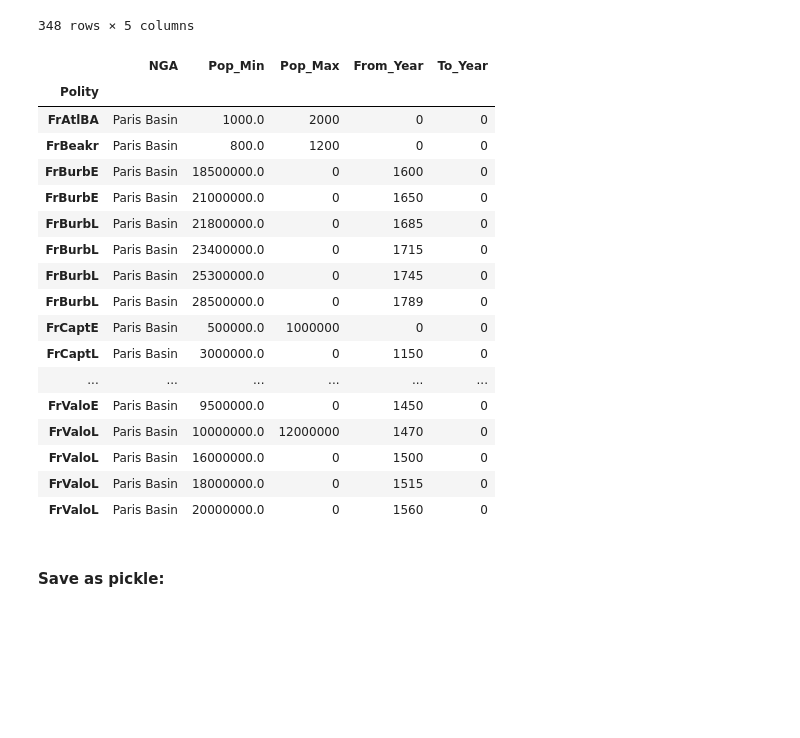
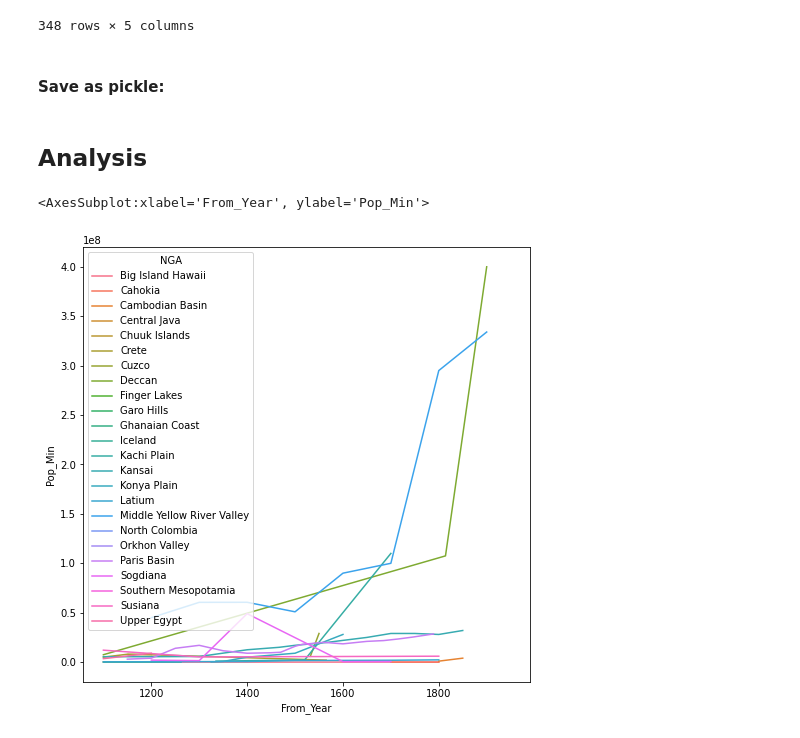
Before and after one commit to vipervit/seshat, a Jupyter notebook: populations.ipynb, the cells around one changed output. Drawn from its saved outputs; the diff is of its cells as text; code cells hidden in the pictures; blank space fills up the shorter version.

Commit message:
plots complete, to do: commentary

```diff
--- a/populations.ipynb
+++ b/populations.ipynb
@@ -177,28 +182,17 @@ df_pops
 | YeHmyr1 | Yemeni Coastal Plain | 300000.0 | 500000 | 0 | 0 |
 | YeHmyr2 | Yemeni Coastal Plain | 300000.0 | 500000 | 0 | 0 |
 348 rows × 5 columns
-# %%
-df_pops[df_pops['NGA']=='Paris Basin']
-# %% [output]
-|  | NGA | Pop_Min | Pop_Max | From_Year | To_Year |
-| Polity |  |  |  |  |  |
-| FrAtlBA | Paris Basin | 1000.0 | 2000 | 0 | 0 |
-| FrBeakr | Paris Basin | 800.0 | 1200 | 0 | 0 |
-| FrBurbE | Paris Basin | 18500000.0 | 0 | 1600 | 0 |
-| FrBurbE | Paris Basin | 21000000.0 | 0 | 1650 | 0 |
-| FrBurbL | Paris Basin | 21800000.0 | 0 | 1685 | 0 |
-| FrBurbL | Paris Basin | 23400000.0 | 0 | 1715 | 0 |
-| FrBurbL | Paris Basin | 25300000.0 | 0 | 1745 | 0 |
-| FrBurbL | Paris Basin | 28500000.0 | 0 | 1789 | 0 |
-| FrCaptE | Paris Basin | 500000.0 | 1000000 | 0 | 0 |
-| FrCaptL | Paris Basin | 3000000.0 | 0 | 1150 | 0 |
-| ... | ... | ... | ... | ... | ... |
-| FrValoE | Paris Basin | 9500000.0 | 0 | 1450 | 0 |
-| FrValoL | Paris Basin | 10000000.0 | 12000000 | 1470 | 0 |
-| FrValoL | Paris Basin | 16000000.0 | 0 | 1500 | 0 |
-| FrValoL | Paris Basin | 18000000.0 | 0 | 1515 | 0 |
-| FrValoL | Paris Basin | 20000000.0 | 0 | 1560 | 0 |
 # %% [markdown]
 #### Save as pickle:
 # %%
 df_pops.to_pickle('./populations.pkl')
+# %% [markdown]
+## Analysis
+# %%
+df_pops.sort_values('NGA', inplace=True)
+# %%
+plt.figure(figsize=(8, 8))
+sns.lineplot(data=df_pops[df_pops['From_Year']>1000], x='From_Year', y='Pop_Min', hue='NGA')
+# %% [output]
+<AxesSubplot:xlabel='From_Year', ylabel='Pop_Min'>
+[figure, added]
```
Also changed, not shown: parts of 9 cells of this notebook.
